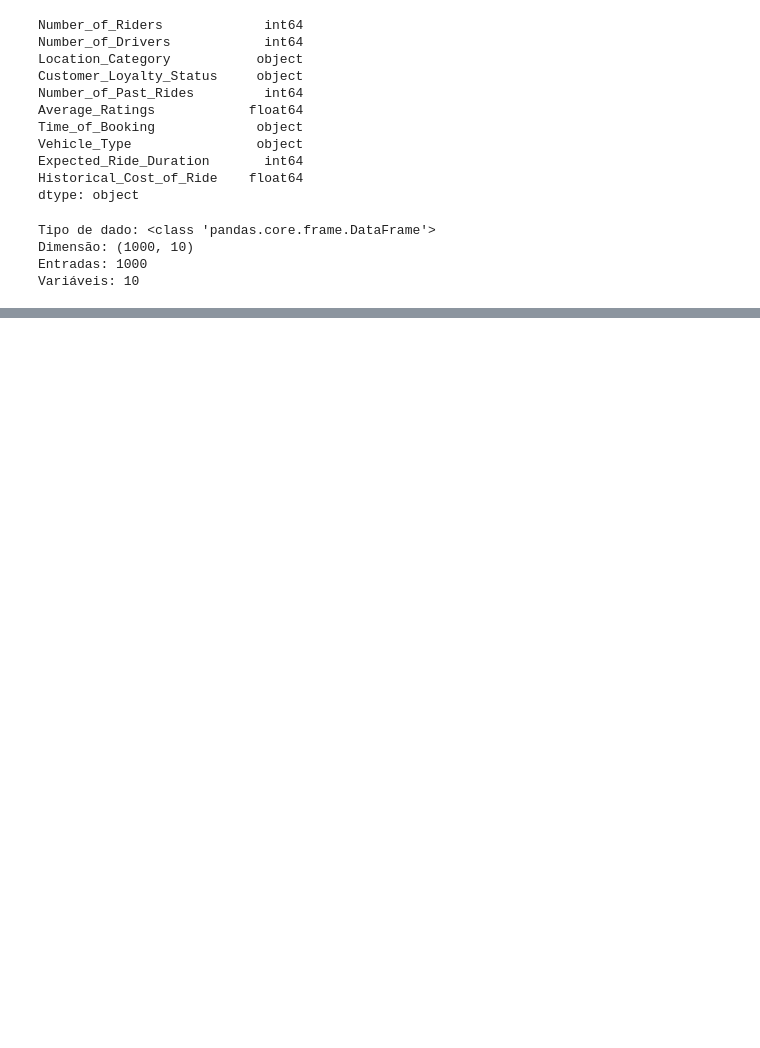
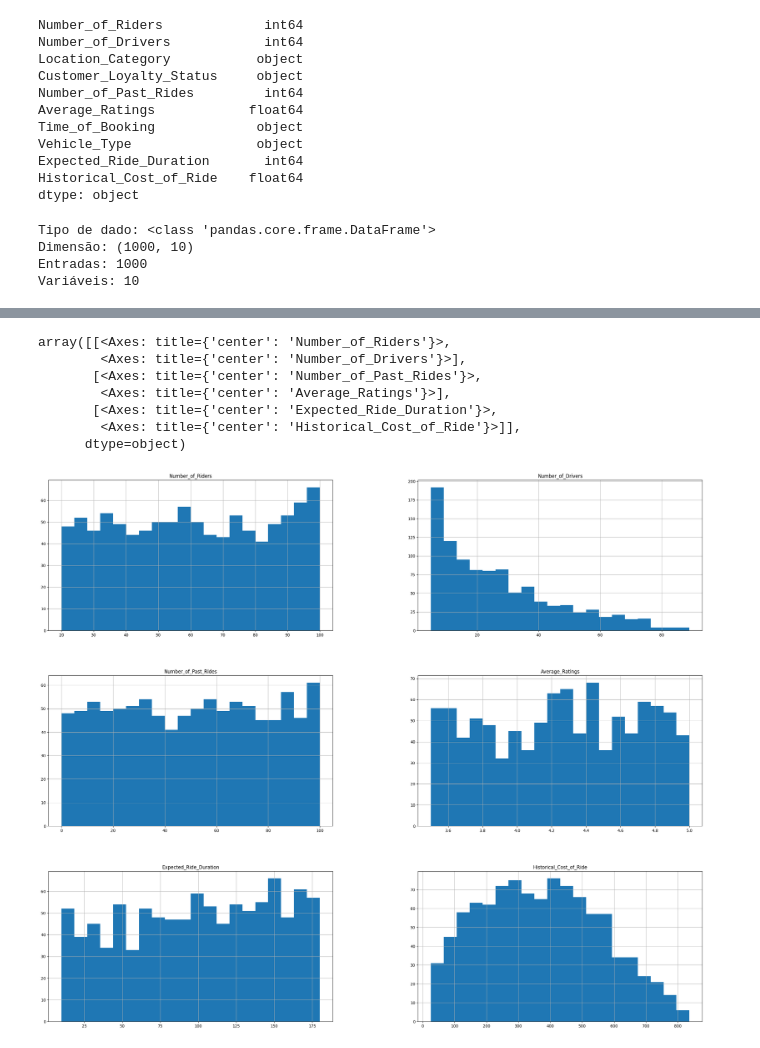
Before and after one commit to VitordsAmorim/Dynamic-Pricing, a Jupyter notebook: main.ipynb, the cells around one changed output, grey strips where cells are left out. Drawn from its saved outputs; the diff is of its cells as text; code cells hidden in the pictures; blank space fills up the shorter version.

```diff
--- a/main.ipynb
+++ b/main.ipynb
@@ -93,0 +121,11 @@ Index: []
+# %%
+df.hist(bins=20, figsize=(30,25), grid= True)
+# %% [output]
+array([[<Axes: title={'center': 'Number_of_Riders'}>,
+        <Axes: title={'center': 'Number_of_Drivers'}>],
+       [<Axes: title={'center': 'Number_of_Past_Rides'}>,
+        <Axes: title={'center': 'Average_Ratings'}>],
+       [<Axes: title={'center': 'Expected_Ride_Duration'}>,
+        <Axes: title={'center': 'Historical_Cost_of_Ride'}>]],
+      dtype=object)
+[figure, added]
```
Also changed, not shown: parts of 7 cells of this notebook, 1 other file.
